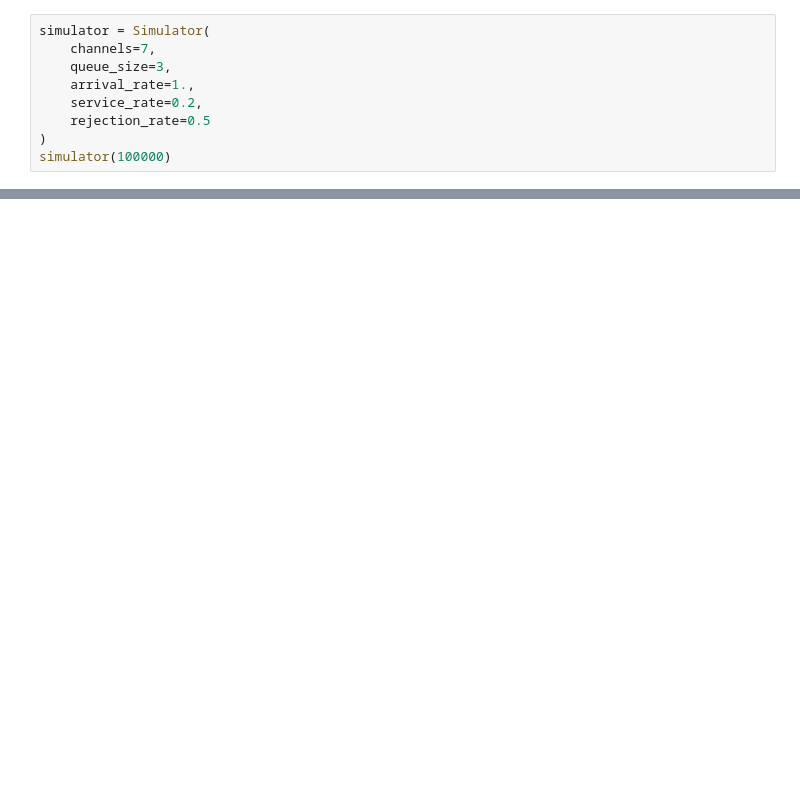
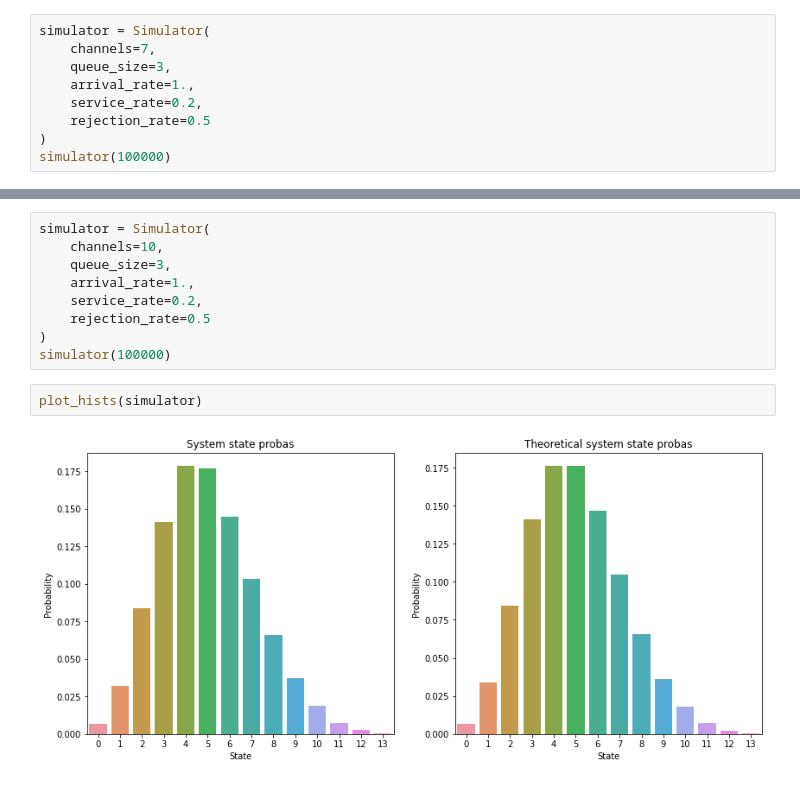
Before and after one commit to dinohunter2836/matmod, a Jupyter notebook: lab2.ipynb, the cells around one changed output, grey strips where cells are left out. Cells and saved outputs as stored; diff of their text form; blank space fills up the shorter version.

```diff
--- a/lab2.ipynb
+++ b/lab2.ipynb
@@ -293,0 +312,13 @@ stats_dataframe(simulator)
+# %%
+simulator = Simulator(
+    channels=10,
+    queue_size=3,
+    arrival_rate=1.,
+    service_rate=0.2,
+    rejection_rate=0.5
+)
+simulator(100000)
+# %%
+plot_hists(simulator)
+# %% [output]
+[figure, added]
```
Also changed, not shown: parts of 40 cells of this notebook.
